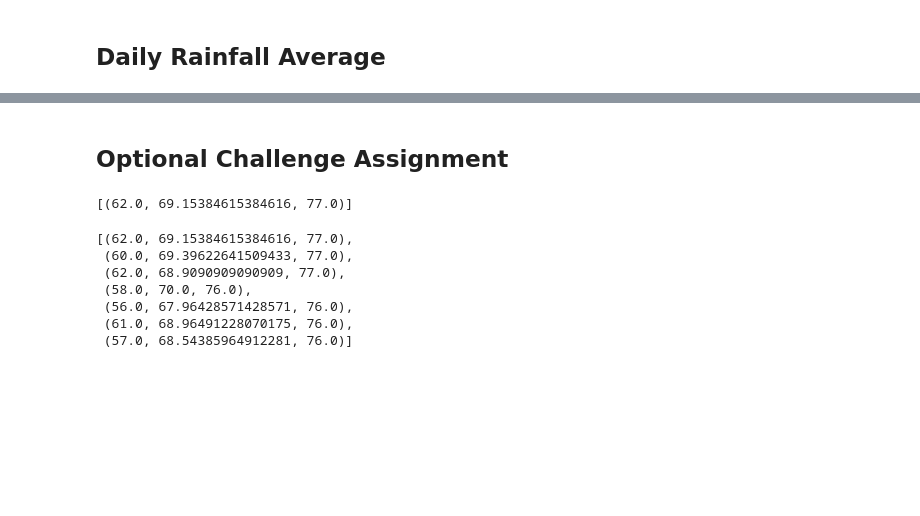
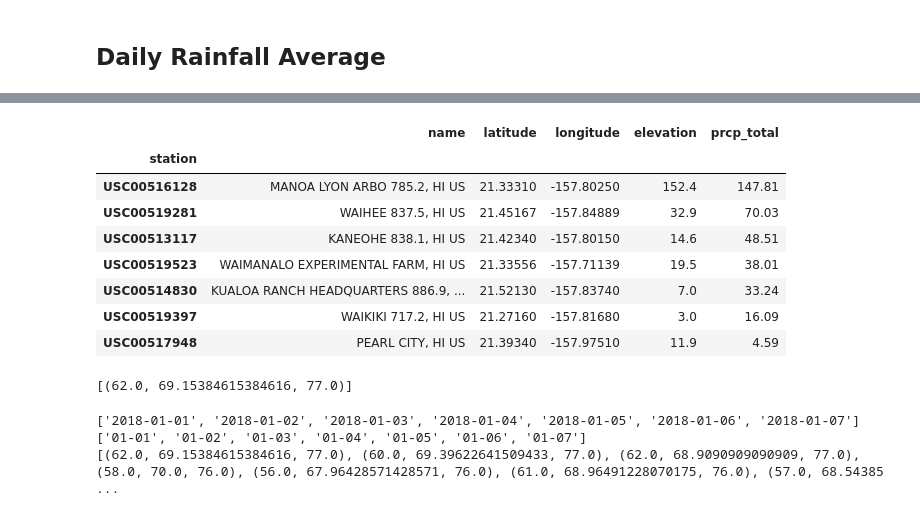
Before and after one commit to gsolohy/sqlalchemy-challenge, a Jupyter notebook: climate_starter.ipynb, the cells around one changed output, grey strips where cells are left out. Cells and saved outputs as stored; diff of their text form; code cells hidden in the pictures; blank space fills up the shorter version.

```diff
--- a/climate_starter.ipynb
+++ b/climate_starter.ipynb
@@ -271,4 +274,9 @@ plt.show()
 # %%
 # Calculate the total amount of rainfall per weather station for your trip dates using the previous year's matching dates.
 # Sort this in descending order by precipitation amount and list the station, name, latitude, longitude, and elevation
+conn = engine.connect()
+data_station_rain = pd.\
+        read_sql('select station, prcp from measurement where date between "2016-08-23" and "2017-08-23"', conn)
+df_totalrain = data_station_rain.groupby('station').sum()
+df_totalrain
 # %% [output]
@@ -276,5 +292,23 @@ plt.show()
-# %% [markdown]
-## Optional Challenge Assignment
+# %%
+station_data = pd.read_sql('select station,name,latitude,longitude,elevation from station',conn)
+station_data.set_index('station',inplace=True)
+# %%
+combined_df = pd.concat([station_data,df_totalrain],axis=1,sort=True,join='inner')
+combined_df.sort_values('prcp',ascending=False,inplace=True)
+# %%
+combined_df['prcp_total'] = combined_df['prcp']
+combined_df = combined_df.drop(columns='prcp')
+combined_df
+# %% [output]
+|  | name | latitude | longitude | elevation | prcp_total |
+| station |  |  |  |  |  |
+| USC00516128 | MANOA LYON ARBO 785.2, HI US | 21.33310 | -157.80250 | 152.4 | 147.81 |
+| USC00519281 | WAIHEE 837.5, HI US | 21.45167 | -157.84889 | 32.9 | 70.03 |
+| USC00513117 | KANEOHE 838.1, HI US | 21.42340 | -157.80150 | 14.6 | 48.51 |
+| USC00519523 | WAIMANALO EXPERIMENTAL FARM, HI US | 21.33556 | -157.71139 | 19.5 | 38.01 |
+| USC00514830 | KUALOA RANCH HEADQUARTERS 886.9, ... | 21.52130 | -157.83740 | 7.0 | 33.24 |
+| USC00519397 | WAIKIKI 717.2, HI US | 21.27160 | -157.81680 | 3.0 | 16.09 |
+| USC00517948 | PEARL CITY, HI US | 21.39340 | -157.97510 | 11.9 | 4.59 |
 # %%
 # Create a query that will calculate the daily normals
 # (i.e. the averages for tmin, tmax, and tavg for all historic data matching a specific month and day)
@@ -301,17 +334,20 @@ daily_normals("01-01")
 # push each tuple of calculations into a list called `normals`
 
 # Set the start and end date of the trip
-
 # Use the start and end date to create a range of dates
+true_dates = pd.date_range(dt.date(2018, 1, 1),dt.date(2018, 1, 7)).strftime("%Y-%m-%d").tolist()
+print(true_dates)
+# (i.e., use "2017-01-01" if your trip start date was "2018-01-01").
+start_dt = dt.date(2018, 1, 1) - dt.timedelta(days=365)
+end_dt = dt.date(2018, 1, 7) - dt.timedelta(days=365)
 
 # Stip off the year and save a list of %m-%d strings
-
+dt_range = pd.date_range(start_dt,end_dt).strftime("%m-%d").tolist()
+print(dt_range)
 # Loop through the list of %m-%d strings and calculate the normals for each date
+norms_trips = [daily_normals(norms)[0] for norms in dt_range]
+print(norms_trips)
 # %% [output]
-[(62.0, 69.15384615384616, 77.0),
- (60.0, 69.39622641509433, 77.0),
- (62.0, 68.9090909090909, 77.0),
- (58.0, 70.0, 76.0),
- (56.0, 67.96428571428571, 76.0),
- (61.0, 68.96491228070175, 76.0),
- (57.0, 68.54385964912281, 76.0)]
+['2018-01-01', '2018-01-02', '2018-01-03', '2018-01-04', '2018-01-05', '2018-01-06', '2018-01-07']
+['01-01', '01-02', '01-03', '01-04', '01-05', '01-06', '01-07']
+[(62.0, 69.15384615384616, 77.0), (60.0, 69.39622641509433, 77.0), (62.0, 68.9090909090909, 77.0), (58.0, 70.0, 76.0), (56.0, 67.96428571428571, 76.0), (61.0, 68.96491228070175, 76.0), (57.0, 68.54385 ...
```
Also changed, not shown: parts of 7 cells of this notebook, 2 other files.
